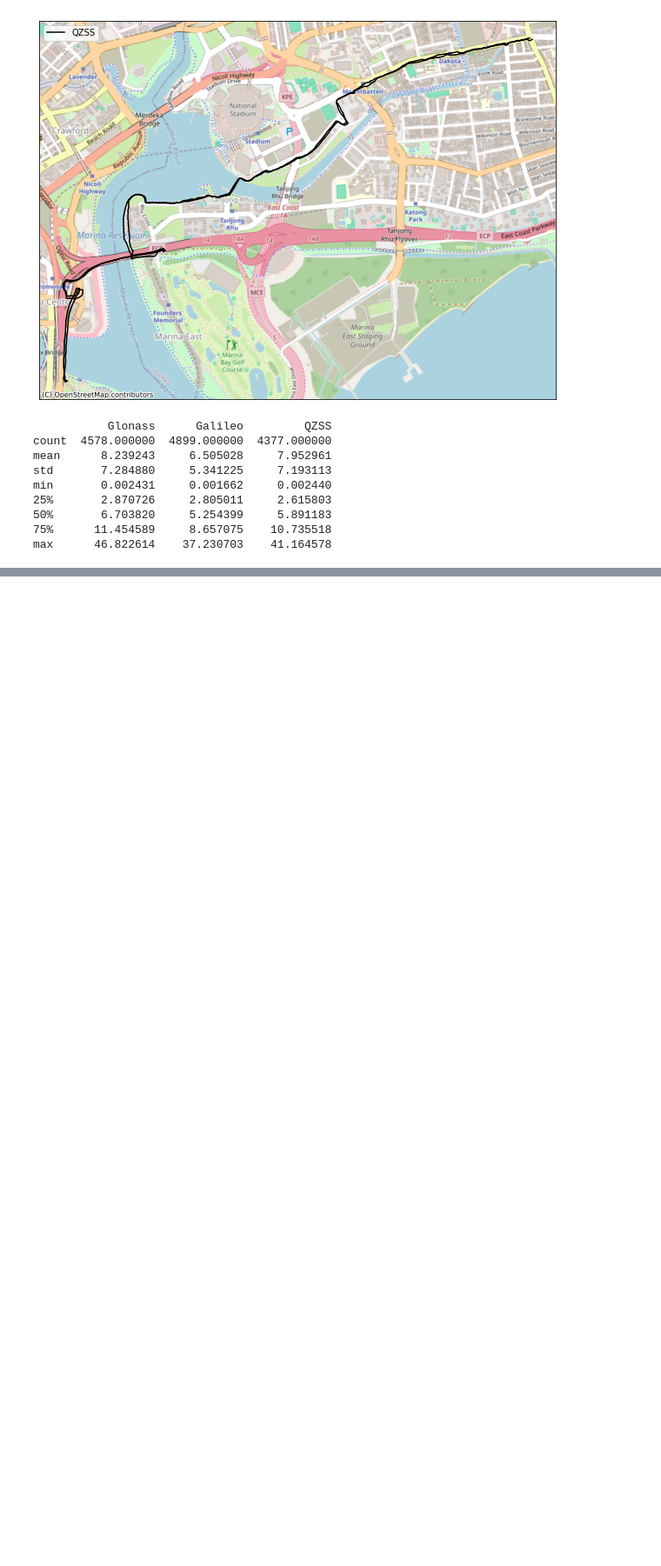
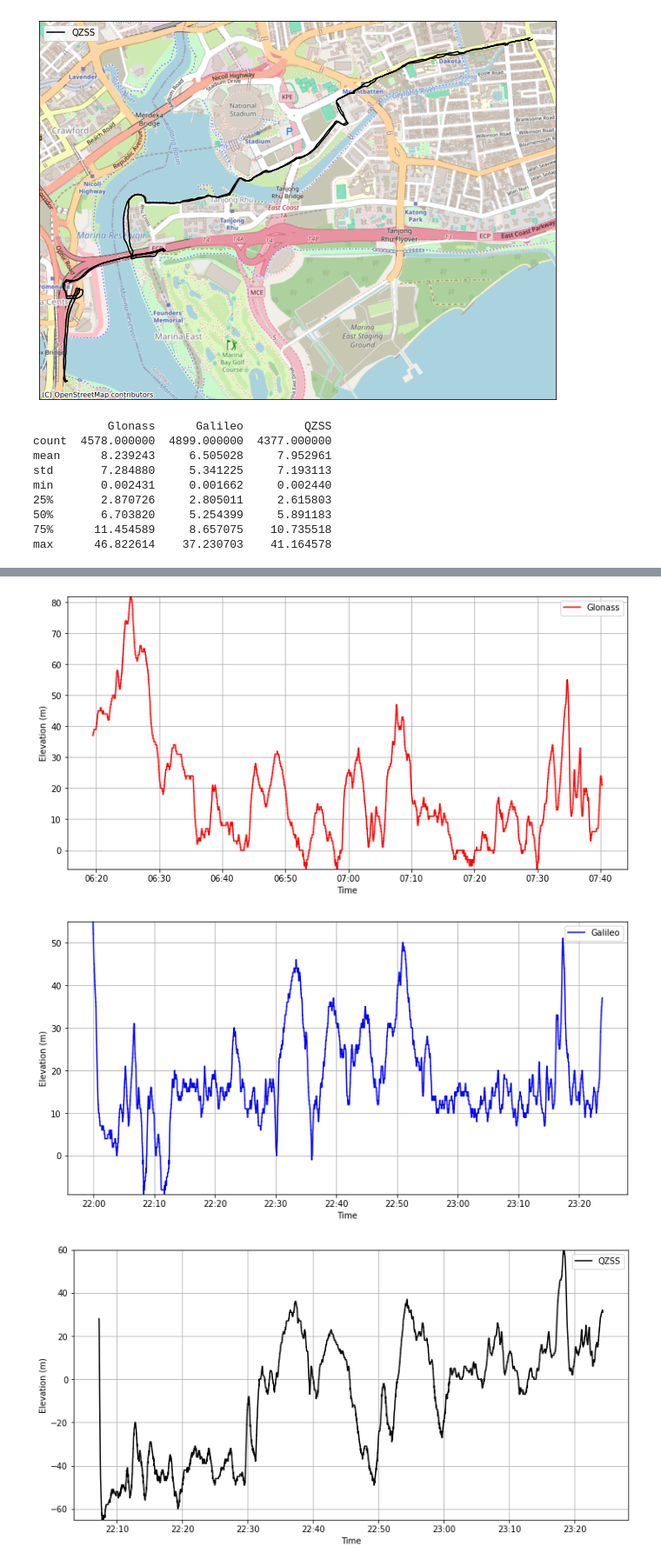
Before and after one commit to evgeniyarbatov/polar-vantage-v-gps, a Jupyter notebook: notebooks/Benjamin Sheares Bridge.ipynb, the cells around one changed output, grey strips where cells are left out. Shown at 87% size. Drawn from its saved outputs; the diff is of its cells as text; code cells hidden in the pictures; blank space fills up the shorter version.

Commit message:
Sort out elevation

```diff
--- a/notebooks/Benjamin Sheares Bridge.ipynb
+++ b/notebooks/Benjamin Sheares Bridge.ipynb
@@ -185,0 +139,46 @@ plot_elevation(qzss_df, elevation_df, 'black', 'QZSS')
+# %%
+def parse_gpx(filepath):
+    gpx_file = open(filepath, 'r')
+    gpx = gpxpy.parse(gpx_file)
+
+    data = []
+    for track in gpx.tracks:
+        for segment in track.segments:
+            for point in segment.points:
+                lat, lng = point.latitude, point.longitude,
+                time = point.time.astimezone(timezone('Asia/Singapore')) if point.time else None
+                data.append({
+                  'time': time,
+                  'latitude': lat,
+                  'longitude': lng,
+                  'elevation': point.elevation,
+                })
+
+    df = pd.DataFrame(data)
+    return df
+
+def plot_elevation(df, color, label):
+    plt.figure(figsize=(12, 6))
+
+    plt.plot(df['time'], df['elevation'], color=color, label=label)
+    plt.xlabel('Time')
+    plt.ylabel('Elevation (m)')
+    plt.legend()
+    plt.grid(True)
+    plt.ylim(min(min(df['elevation']), min(elevation_df['elevation'])), max(max(df['elevation']), max(elevation_df['elevation'])))
+    plt.gca().xaxis.set_major_formatter(mdates.DateFormatter('%H:%M'))
+    plt.show()
+
+elevation_df = parse_gpx(input_dir + '/elevation.gpx')
+glonass_df = parse_gpx(input_dir + '/glonass.gpx')
+galileo_df = parse_gpx(input_dir + '/galileo.gpx')
+qzss_df = parse_gpx(input_dir + '/qzss.gpx')
+
+plot_elevation(glonass_df, 'red', 'Glonass')
+plot_elevation(galileo_df, 'blue', 'Galileo')
+plot_elevation(qzss_df, 'black', 'QZSS')
+plot_elevation(elevation_df, 'black', 'Actual elevation')
+# %% [output]
+[figure, added]
+[figure, added]
+[figure, added]
```
Also changed, not shown: parts of 4 cells of this notebook.
